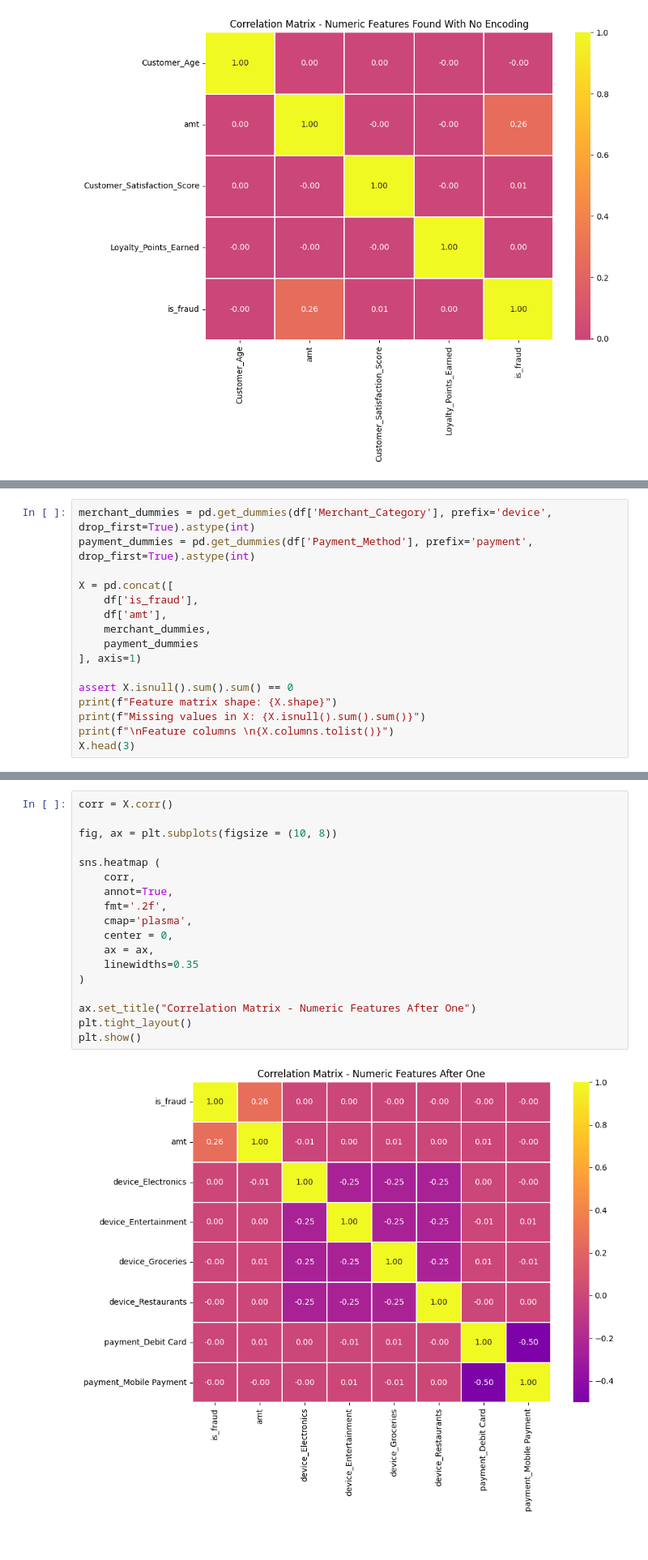
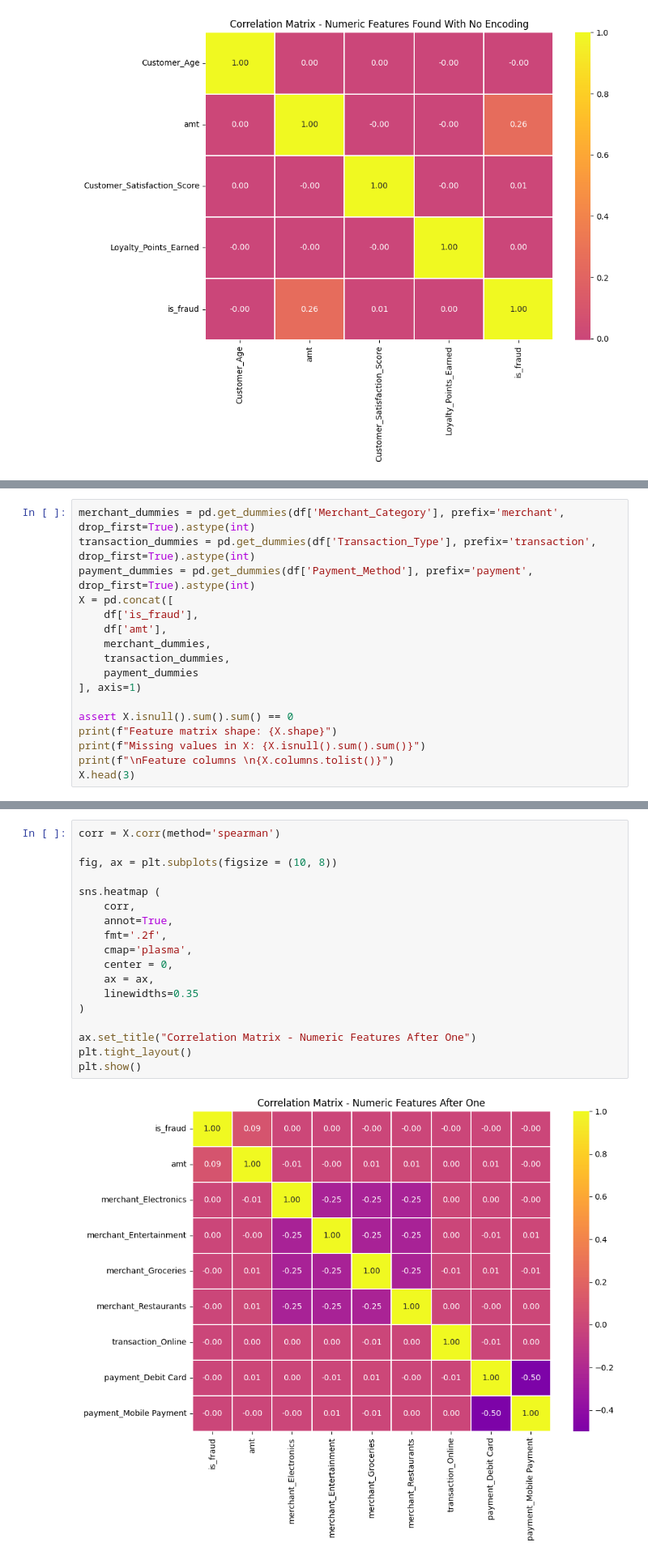
Before and after one commit to CeruleanAcorn/final_project_iat_461, a Jupyter notebook: final_project.ipynb, the cells around one changed output, grey strips where cells are left out. Shown at 81% size. Saved outputs shown, nothing was run; the diff lists cells and outputs as text.

```diff
--- a/final_project.ipynb
+++ b/final_project.ipynb
@@ -328,11 +398,12 @@ We can see that the only naturally numerical category that could potentially hav
 # %%
-merchant_dummies = pd.get_dummies(df['Merchant_Category'], prefix='device', drop_first=True).astype(int)
+merchant_dummies = pd.get_dummies(df['Merchant_Category'], prefix='merchant', drop_first=True).astype(int)
+transaction_dummies = pd.get_dummies(df['Transaction_Type'], prefix='transaction', drop_first=True).astype(int)
 payment_dummies = pd.get_dummies(df['Payment_Method'], prefix='payment', drop_first=True).astype(int)
-
 X = pd.concat([
     df['is_fraud'],
     df['amt'],
     merchant_dummies,
+    transaction_dummies,
     payment_dummies
 ], axis=1)
 
@@ -355,21 +426,21 @@ Feature columns
 # %%
-corr = X.corr()
+corr = X.corr(method='spearman')
 
 fig, ax = plt.subplots(figsize = (10, 8))
 
 sns.heatmap (
     corr,
     annot=True,
     fmt='.2f',
     cmap='plasma',
     center = 0,
     ax = ax,
     linewidths=0.35
 )
 
 ax.set_title("Correlation Matrix - Numeric Features After One")
 plt.tight_layout()
 plt.show()
 # %% [output]
-[figure, old version]
+[figure, new version]
 # %% [markdown]
```
Also changed, not shown: parts of 55 cells of this notebook.
